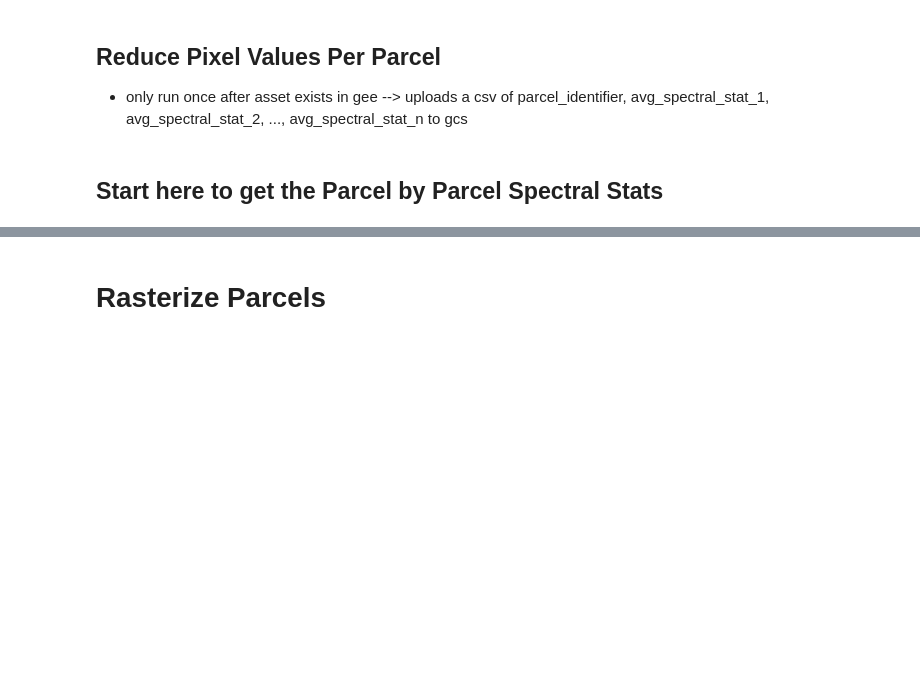
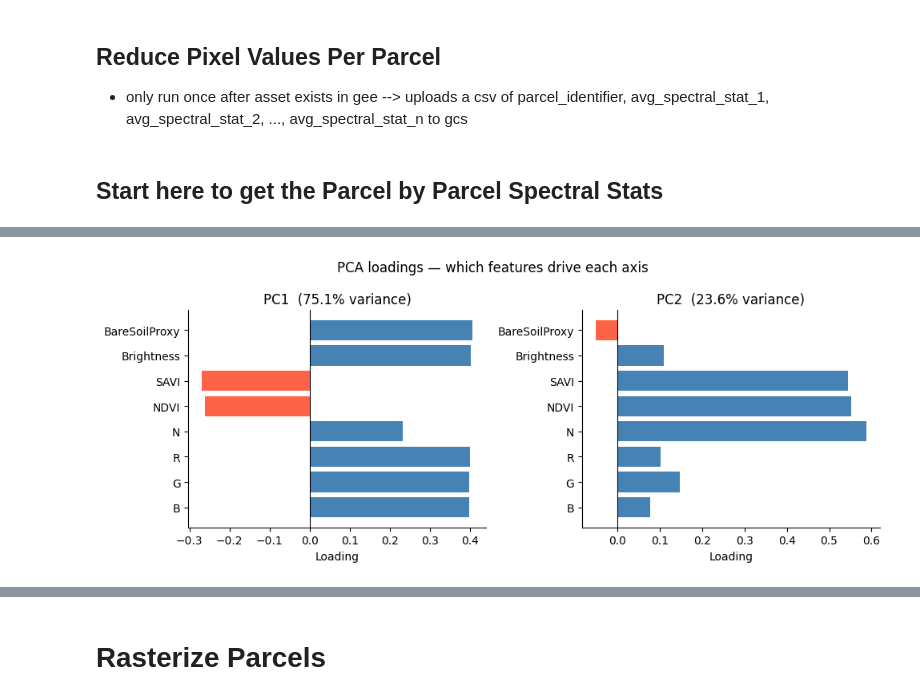
Before and after one commit to poltergeistjoya/Vacant_Lot_Detection, a Jupyter notebook: EDA/01_cluster_lots.ipynb, the cells around one changed output, grey strips where cells are left out. Saved outputs shown, nothing was run; the diff lists cells and outputs as text; code cells hidden in the pictures; blank space fills up the shorter version.

```diff
--- a/EDA/01_cluster_lots.ipynb
+++ b/EDA/01_cluster_lots.ipynb
@@ -162,2 +193,3 @@ out_path, composition_df = plot_cluster_composition(merged_df, output_dir=CONFIG
 # %%
-plot_pca_loadings(models, output_dir=CONFIG.get_figures_dir())
+_ = plot_pca_loadings(models, output_dir=CONFIG.get_figures_dir())
+# %% [output]
@@ -164 +197,2 @@ plot_pca_loadings(models, output_dir=CONFIG.get_figures_dir())
+[figure, added]
 # %%
```
Also changed, not shown: parts of 9 cells of this notebook, 4 other files.
